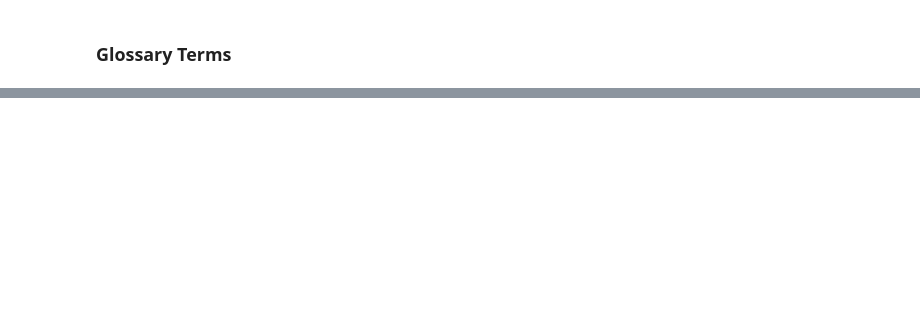
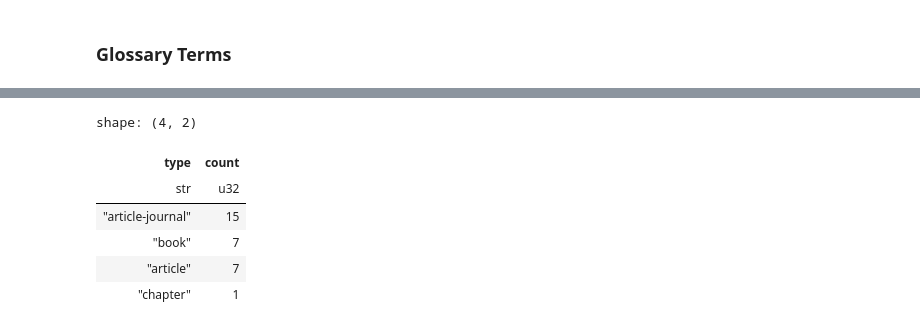
Before and after one commit to CorrelAid/schule-ein-interface-geben, a Jupyter notebook: exploration.ipynb, the cells around one changed output, grey strips where cells are left out. Saved outputs shown, nothing was run; the diff lists cells and outputs as text; code cells hidden in the pictures; blank space fills up the shorter version.

```diff
--- a/exploration.ipynb
+++ b/exploration.ipynb
@@ -205,0 +227,10 @@ shape: (5, 19)
+# %%
+df["type"].value_counts().sort("count", descending=True)
+# %% [output]
+shape: (4, 2)
+| type | count |
+| str | u32 |
+| "article-journal" | 15 |
+| "book" | 7 |
+| "article" | 7 |
+| "chapter" | 1 |
```
Also changed, not shown: parts of 16 cells of this notebook, 13 other files.
